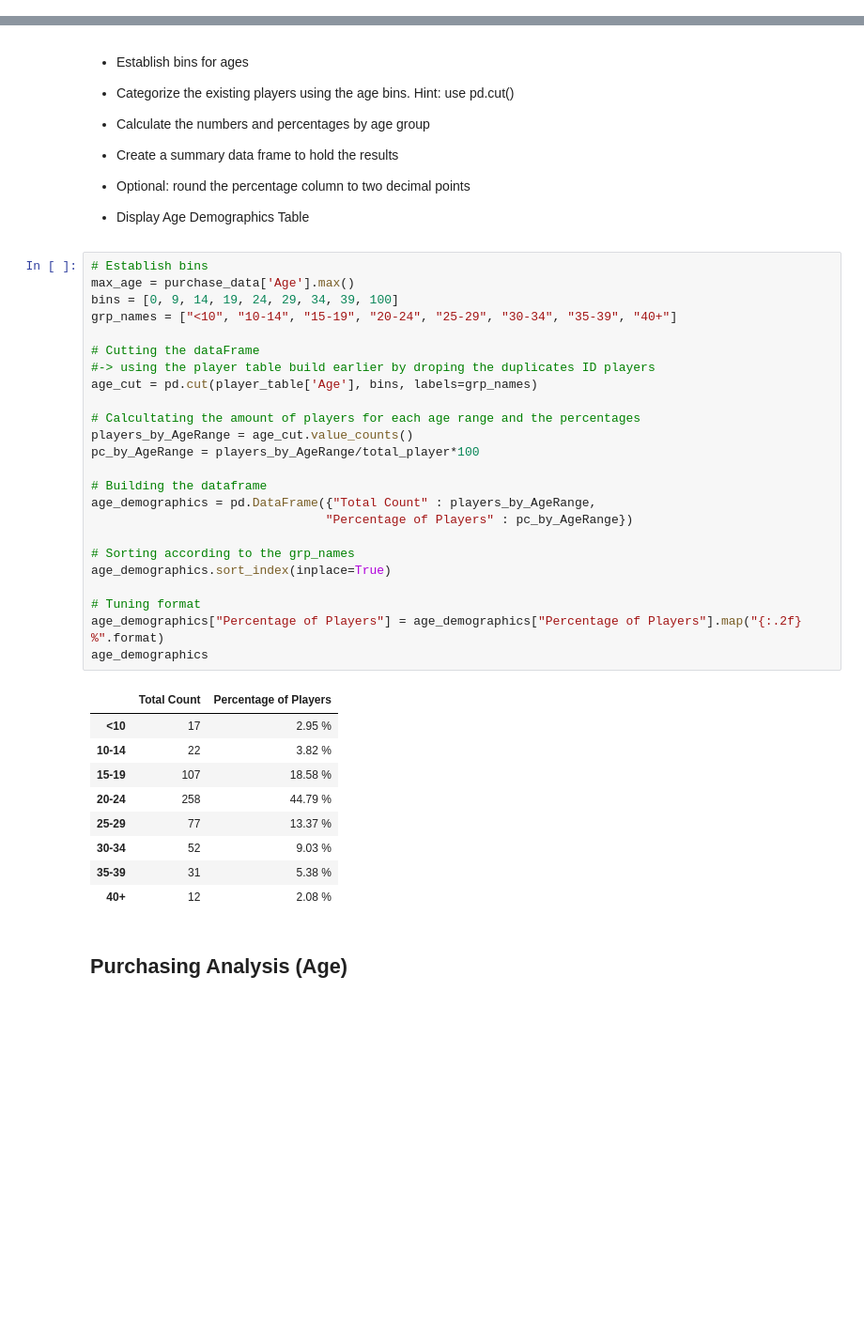
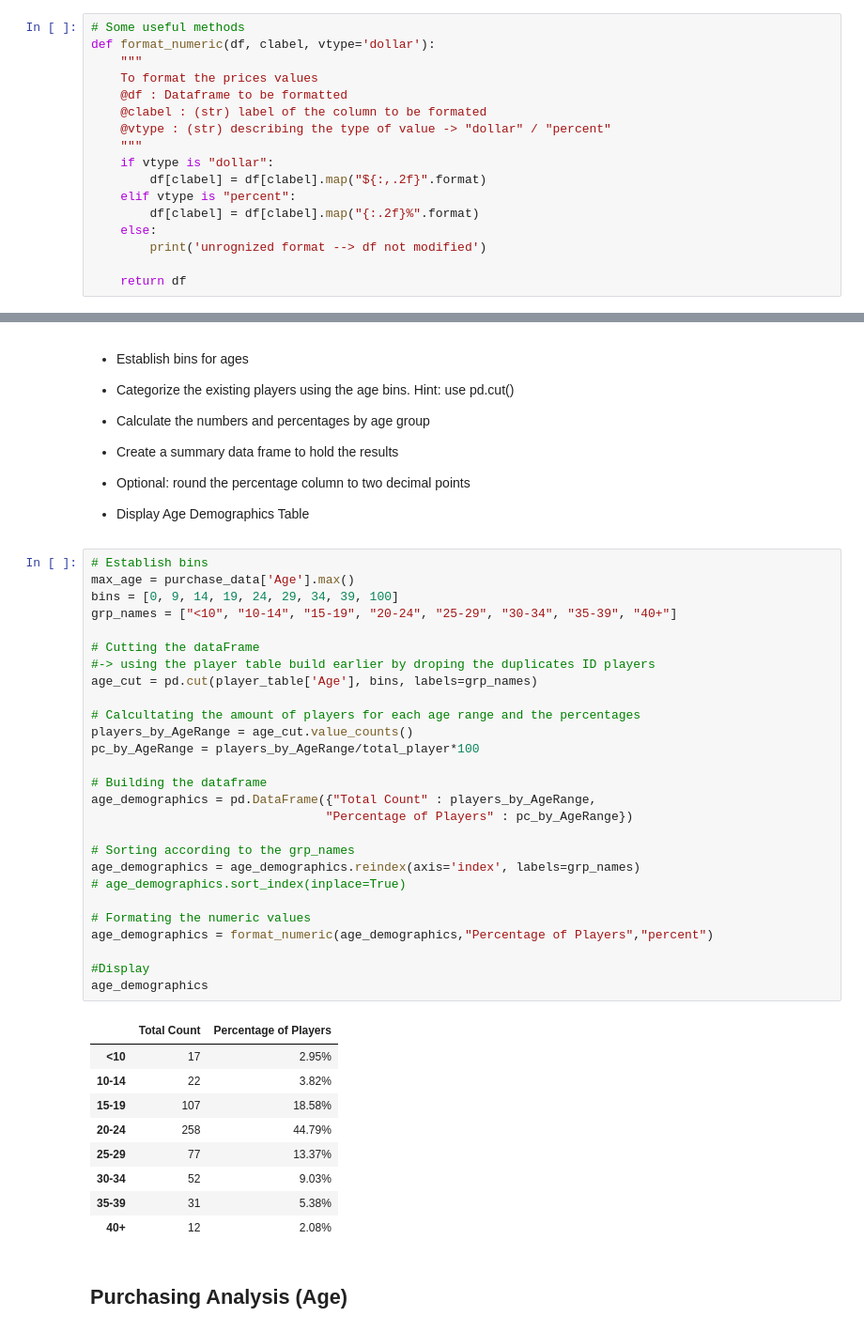
Before and after one commit to marieo31/Pandas_challenge, a Jupyter notebook: HeroesOfPymoli.ipynb, the cells around one changed output, grey strips where cells are left out. Shown at 94% size. Cells and saved outputs as stored; diff of their text form; blank space fills up the shorter version.

```diff
--- a/HeroesOfPymoli.ipynb
+++ b/HeroesOfPymoli.ipynb
@@ -25,6 +25,23 @@ purchase_data.head()
 | 2 | 2 | Ithergue48 | 24 | Male | 92 | Final Critic | 4.88 |
 | 3 | 3 | Chamassasya86 | 24 | Male | 100 | Blindscythe | 3.27 |
 | 4 | 4 | Iskosia90 | 23 | Male | 131 | Fury | 1.44 |
+# %%
+# Some useful methods
+def format_numeric(df, clabel, vtype='dollar'):
+    """
+    To format the prices values
+    @df : Dataframe to be formatted
+    @clabel : (str) label of the column to be formated
+    @vtype : (str) describing the type of value -> "dollar" / "percent"
+    """
+    if vtype is "dollar":
+        df[clabel] = df[clabel].map("${:,.2f}".format)
+    elif vtype is "percent":
+        df[clabel] = df[clabel].map("{:.2f}%".format)
+    else:
+        print('unrognized format --> df not modified')
+
+    return df
 # %% [markdown]
 ## Player Count
 # %% [markdown]
@@ -166,37 +179,40 @@ p_gender
 # %%
 # Establish bins
 max_age = purchase_data['Age'].max()
 bins = [0, 9, 14, 19, 24, 29, 34, 39, 100]
 grp_names = ["<10", "10-14", "15-19", "20-24", "25-29", "30-34", "35-39", "40+"]
 
 # Cutting the dataFrame
 #-> using the player table build earlier by droping the duplicates ID players
 age_cut = pd.cut(player_table['Age'], bins, labels=grp_names)
 
 # Calcultating the amount of players for each age range and the percentages
 players_by_AgeRange = age_cut.value_counts()
 pc_by_AgeRange = players_by_AgeRange/total_player*100
 
 # Building the dataframe
 age_demographics = pd.DataFrame({"Total Count" : players_by_AgeRange,
                                 "Percentage of Players" : pc_by_AgeRange})
 
 # Sorting according to the grp_names
-age_demographics.sort_index(inplace=True)
+age_demographics = age_demographics.reindex(axis='index', labels=grp_names)
+# age_demographics.sort_index(inplace=True)
 
-# Tuning format
-age_demographics["Percentage of Players"] = age_demographics["Percentage of Players"].map("{:.2f} %".format)
+# Formating the numeric values
+age_demographics = format_numeric(age_demographics,"Percentage of Players","percent")
+
+#Display
 age_demographics
 # %% [output]
 |  | Total Count | Percentage of Players |
-| <10 | 17 | 2.95 % |
-| 10-14 | 22 | 3.82 % |
-| 15-19 | 107 | 18.58 % |
-| 20-24 | 258 | 44.79 % |
-| 25-29 | 77 | 13.37 % |
-| 30-34 | 52 | 9.03 % |
-| 35-39 | 31 | 5.38 % |
-| 40+ | 12 | 2.08 % |
+| <10 | 17 | 2.95% |
+| 10-14 | 22 | 3.82% |
+| 15-19 | 107 | 18.58% |
+| 20-24 | 258 | 44.79% |
+| 25-29 | 77 | 13.37% |
+| 30-34 | 52 | 9.03% |
+| 35-39 | 31 | 5.38% |
+| 40+ | 12 | 2.08% |
 # %% [markdown]
 ## Purchasing Analysis (Age)
 # %% [markdown]
```
Also changed, not shown: parts of 11 cells of this notebook.
